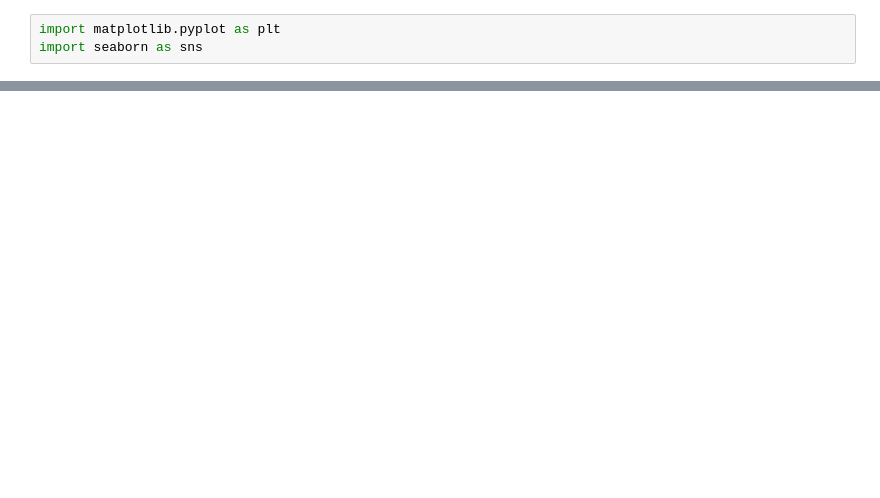
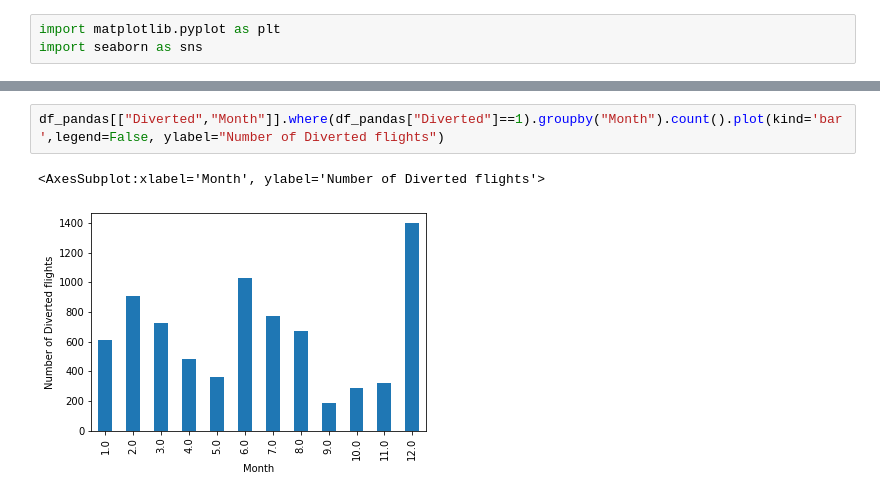
Before and after one commit to Anshumaan-Chauhan02/Scalability-Check-for-Machine-Learning-System-Predicting-Flight-Delays, a Jupyter notebook: SystemsForDS-Project.ipynb, the cells around one changed output, grey strips where cells are left out. Saved outputs shown, nothing was run; the diff lists cells and outputs as text; blank space fills up the shorter version.

```diff
--- a/SystemsForDS-Project.ipynb
+++ b/SystemsForDS-Project.ipynb
@@ -290,0 +290,5 @@ fig = plt.figure(figsize=(15,15))
+# %%
+df_pandas[["Diverted","Month"]].where(df_pandas["Diverted"]==1).groupby("Month").count().plot(kind='bar',legend=False, ylabel="Number of Diverted flights")
+# %% [output]
+<AxesSubplot:xlabel='Month', ylabel='Number of Diverted flights'>
+[figure, added]
```
Also changed, not shown: parts of 18 cells of this notebook.
